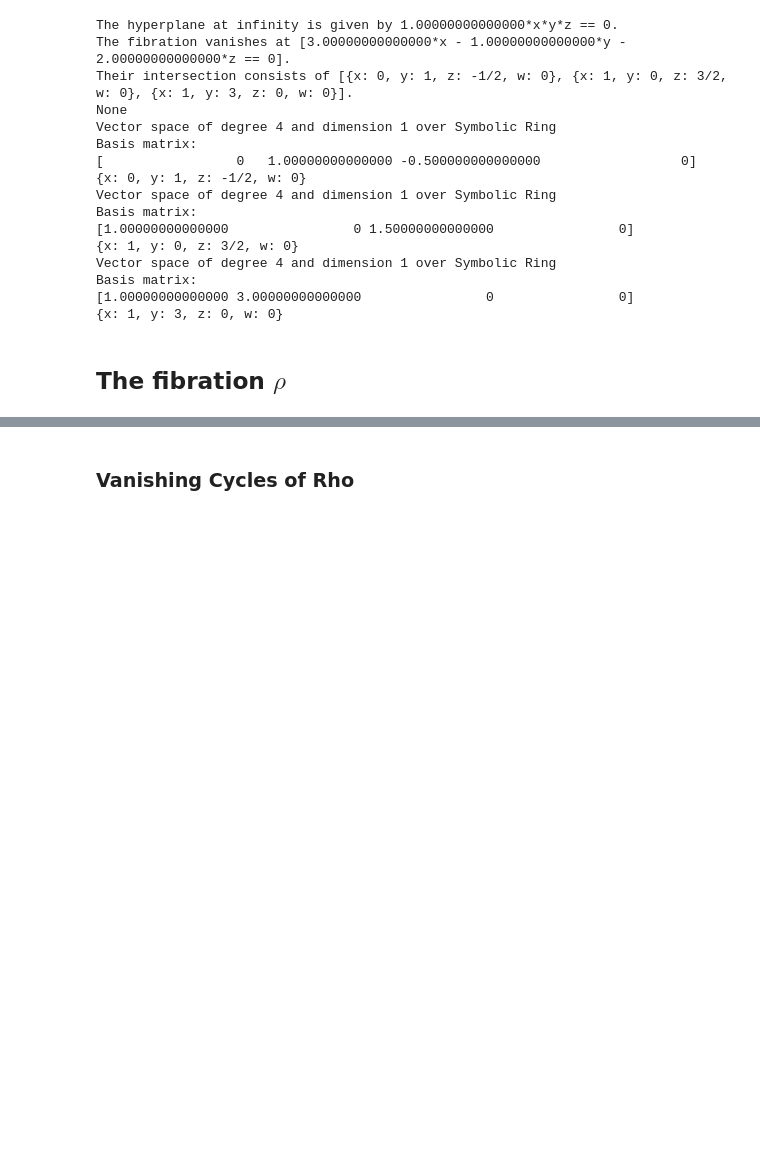
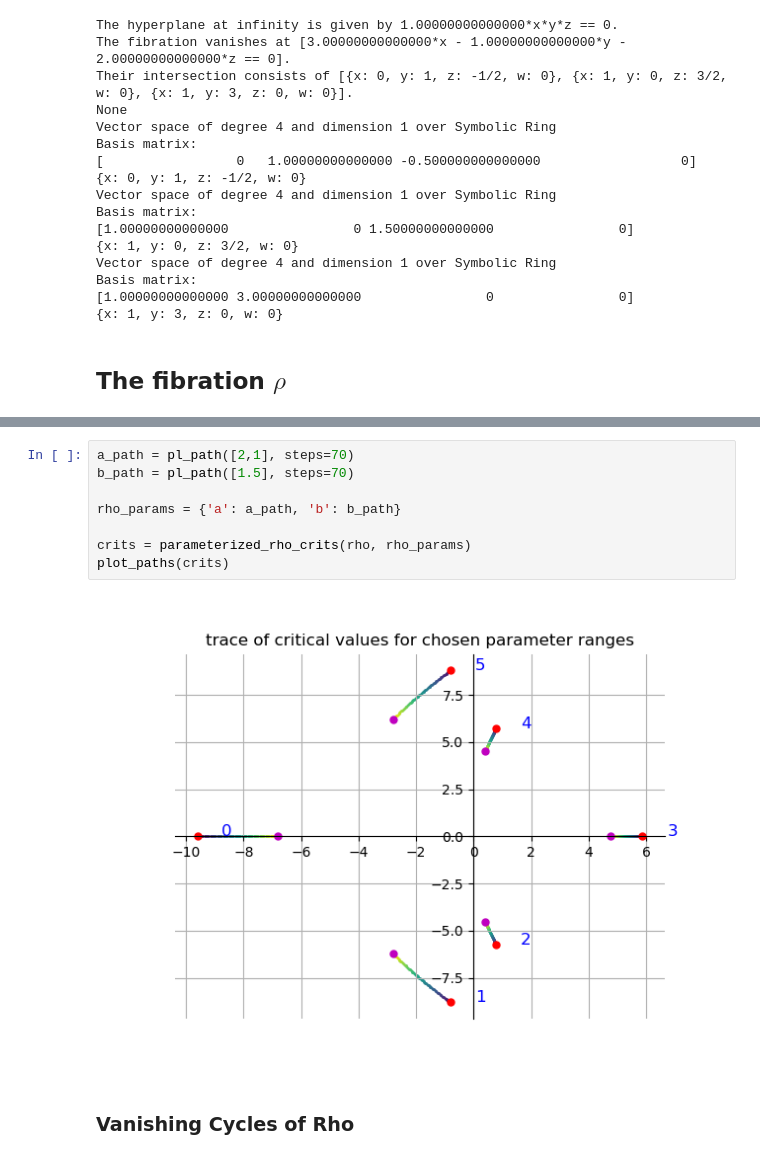
Before and after one commit to ViveLeFrance/Painlev-, a Jupyter notebook: p5.ipynb, the cells around one changed output, grey strips where cells are left out. Cells and saved outputs as stored; diff of their text form; blank space fills up the shorter version.

Commit message:
final parameter choices

```diff
--- a/p5.ipynb
+++ b/p5.ipynb
@@ -149,3 +137,13 @@ Critical points: 6
+# %%
+a_path = pl_path([2,1], steps=70)
+b_path = pl_path([1.5], steps=70)
+
+rho_params = {'a': a_path, 'b': b_path}
+
+crits = parameterized_rho_crits(rho, rho_params)
+plot_paths(crits)
+# %% [output]
+[figure, added]
 # %% [markdown]
 ### Vanishing Cycles of Rho
 # %% [markdown]
```
Also changed, not shown: parts of 7 cells of this notebook, 9 other files.
